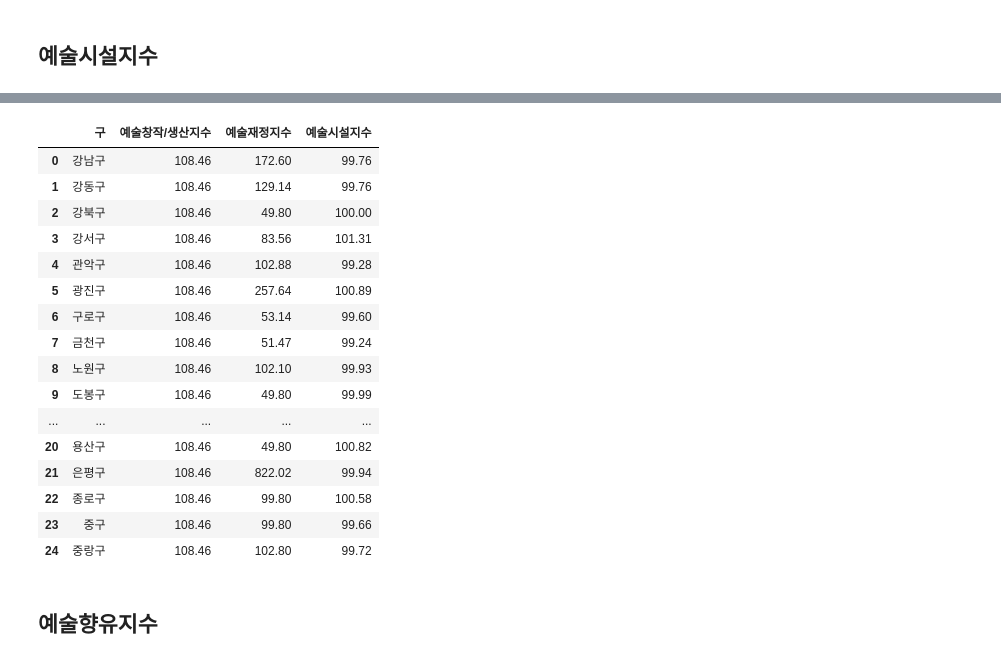
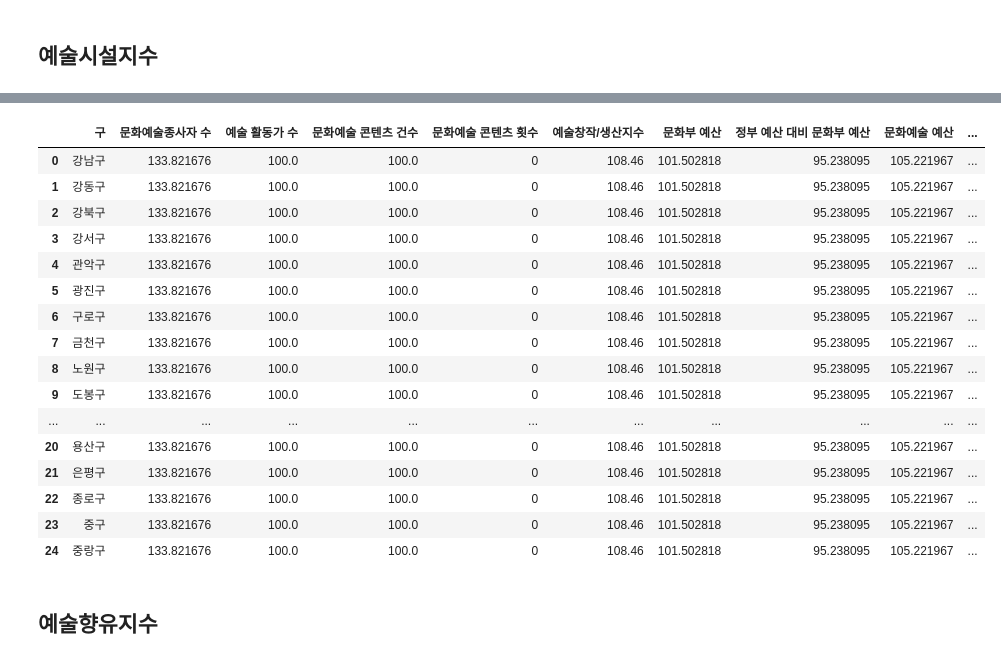
Before and after one commit to eunjuyummy/Arts_Pulse, a Jupyter notebook: data/seoul/the_final_index/Seoul_arts_index.ipynb, the cells around one changed output, grey strips where cells are left out. Drawn from its saved outputs; the diff is of its cells as text; code cells hidden in the pictures.

```diff
--- a/data/seoul/the_final_index/Seoul_arts_index.ipynb
+++ b/data/seoul/the_final_index/Seoul_arts_index.ipynb
@@ -79,0 +79,7 @@ Seoul_arts_index
+# %%
+Seoul_arts_index['문화예술종사자 수'] = arts_creation_production_index['workers']
+Seoul_arts_index['예술 활동가 수'] = arts_creation_production_index['participants']
+Seoul_arts_index['문화예술 콘텐츠 건수'] = arts_creation_production_index['contents_count']
+Seoul_arts_index['문화예술 콘텐츠 횟수'] = 0
+Seoul_arts_index['예술창작/생산지수'] = arts_creation_production_index['arts_creation_production_index']
+Seoul_arts_index
@@ -102,0 +126,9 @@ Seoul_arts_index
+# %%
+Seoul_arts_index['문화부 예산'] = arts_finance_index['cul_budget']
+Seoul_arts_index['정부 예산 대비 문화부 예산'] = arts_finance_index['cul_government']
+Seoul_arts_index['문화예술 예산'] = arts_finance_index['cna_budget']
+Seoul_arts_index['문화부 예산 대비 문화예술 예산'] = arts_finance_index['cna_budget_2']
+Seoul_arts_index['기업의 문화예술 지원액'] = 0
+Seoul_arts_index['기업의 문화예술 기부액 및 비중'] = arts_finance_index['donation']
+Seoul_arts_index['예술재정지수'] = arts_finance_index['arts_finance_index']
+Seoul_arts_index
@@ -105,23 +175,28 @@ Seoul_arts_index
 # %%
+Seoul_arts_index['문화시설 수'] = arts_facilities_index['cul_fac_num']
+Seoul_arts_index['인구 100만명 당 문화시설 수'] = arts_facilities_index['mil_fac_num']
+Seoul_arts_index['공연장 수 및 가동률'] = arts_facilities_index['hall_num_rate']
+Seoul_arts_index['공연시설 인력 수'] = arts_facilities_index['hall_people']
+Seoul_arts_index['미술시설 인력 수'] = arts_facilities_index['art_people']
 Seoul_arts_index['예술시설지수'] = arts_facilities_index['arts_facilities_index']
 Seoul_arts_index
 # %% [output]
-|  | 구 | 예술창작/생산지수 | 예술재정지수 | 예술시설지수 |
-| 0 | 강남구 | 108.46 | 172.60 | 99.76 |
-| 1 | 강동구 | 108.46 | 129.14 | 99.76 |
-| 2 | 강북구 | 108.46 | 49.80 | 100.00 |
-| 3 | 강서구 | 108.46 | 83.56 | 101.31 |
-| 4 | 관악구 | 108.46 | 102.88 | 99.28 |
-| 5 | 광진구 | 108.46 | 257.64 | 100.89 |
-| 6 | 구로구 | 108.46 | 53.14 | 99.60 |
-| 7 | 금천구 | 108.46 | 51.47 | 99.24 |
-| 8 | 노원구 | 108.46 | 102.10 | 99.93 |
-| 9 | 도봉구 | 108.46 | 49.80 | 99.99 |
-| ... | ... | ... | ... | ... |
-| 20 | 용산구 | 108.46 | 49.80 | 100.82 |
-| 21 | 은평구 | 108.46 | 822.02 | 99.94 |
-| 22 | 종로구 | 108.46 | 99.80 | 100.58 |
-| 23 | 중구 | 108.46 | 99.80 | 99.66 |
-| 24 | 중랑구 | 108.46 | 102.80 | 99.72 |
+|  | 구 | 문화예술종사자 수 | 예술 활동가 수 | 문화예술 콘텐츠 건수 | 문화예술 콘텐츠 횟수 | 예술창작/생산지수 | 문화부 예산 | 정부 예산 대비 문화부 예산 | 문화예술 예산 | ... |
+| 0 | 강남구 | 133.821676 | 100.0 | 100.0 | 0 | 108.46 | 101.502818 | 95.238095 | 105.221967 | ... |
+| 1 | 강동구 | 133.821676 | 100.0 | 100.0 | 0 | 108.46 | 101.502818 | 95.238095 | 105.221967 | ... |
+| 2 | 강북구 | 133.821676 | 100.0 | 100.0 | 0 | 108.46 | 101.502818 | 95.238095 | 105.221967 | ... |
+| 3 | 강서구 | 133.821676 | 100.0 | 100.0 | 0 | 108.46 | 101.502818 | 95.238095 | 105.221967 | ... |
+| 4 | 관악구 | 133.821676 | 100.0 | 100.0 | 0 | 108.46 | 101.502818 | 95.238095 | 105.221967 | ... |
+| 5 | 광진구 | 133.821676 | 100.0 | 100.0 | 0 | 108.46 | 101.502818 | 95.238095 | 105.221967 | ... |
+| 6 | 구로구 | 133.821676 | 100.0 | 100.0 | 0 | 108.46 | 101.502818 | 95.238095 | 105.221967 | ... |
+| 7 | 금천구 | 133.821676 | 100.0 | 100.0 | 0 | 108.46 | 101.502818 | 95.238095 | 105.221967 | ... |
+| 8 | 노원구 | 133.821676 | 100.0 | 100.0 | 0 | 108.46 | 101.502818 | 95.238095 | 105.221967 | ... |
+| 9 | 도봉구 | 133.821676 | 100.0 | 100.0 | 0 | 108.46 | 101.502818 | 95.238095 | 105.221967 | ... |
+| ... | ... | ... | ... | ... | ... | ... | ... | ... | ... | ... |
+| 20 | 용산구 | 133.821676 | 100.0 | 100.0 | 0 | 108.46 | 101.502818 | 95.238095 | 105.221967 | ... |
+| 21 | 은평구 | 133.821676 | 100.0 | 100.0 | 0 | 108.46 | 101.502818 | 95.238095 | 105.221967 | ... |
+| 22 | 종로구 | 133.821676 | 100.0 | 100.0 | 0 | 108.46 | 101.502818 | 95.238095 | 105.221967 | ... |
+| 23 | 중구 | 133.821676 | 100.0 | 100.0 | 0 | 108.46 | 101.502818 | 95.238095 | 105.221967 | ... |
+| 24 | 중랑구 | 133.821676 | 100.0 | 100.0 | 0 | 108.46 | 101.502818 | 95.238095 | 105.221967 | ... |
 # %% [markdown]
 ## 예술향유지수
```
Also changed, not shown: parts of 16 cells of this notebook, 1 other file.
